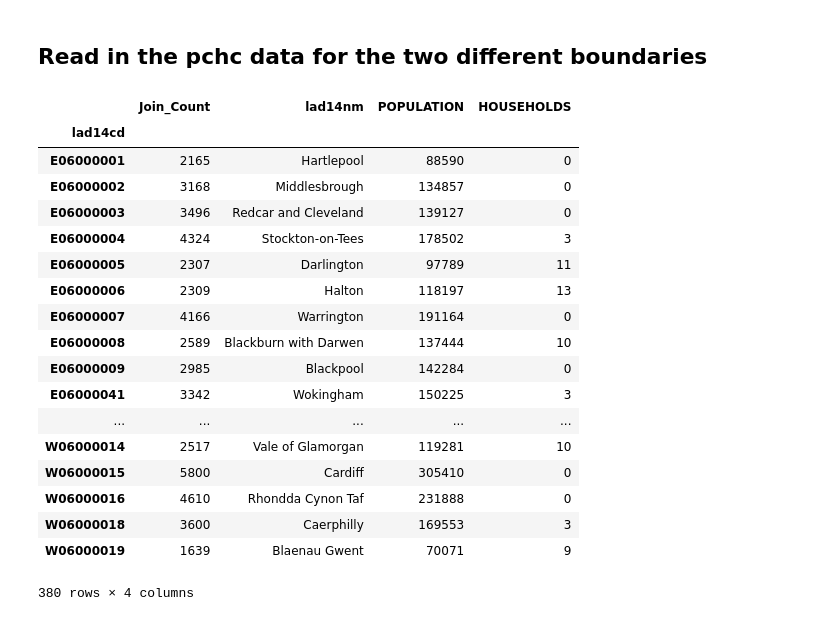
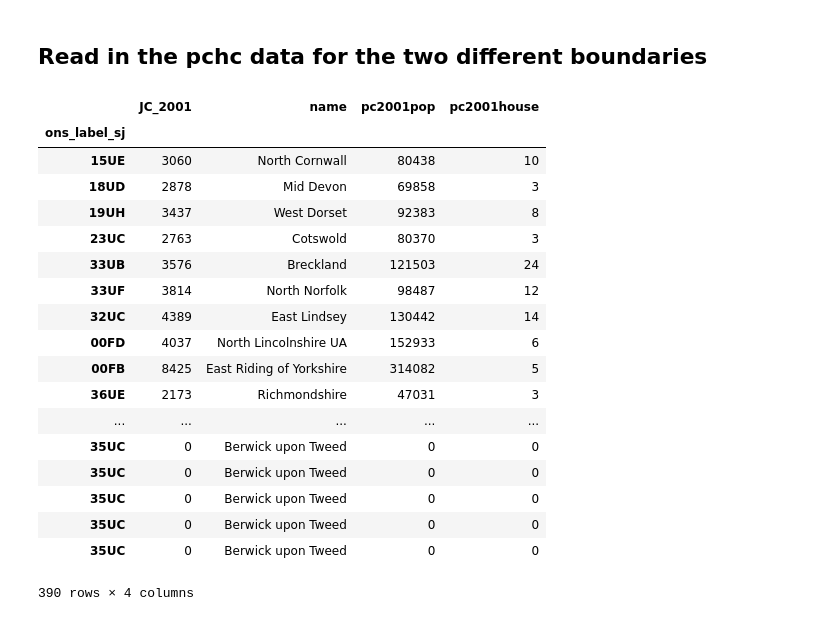
Before and after one commit to annalisasheehan/ICL_Diabetes, a Jupyter notebook: Checking_pchc_and-boundaries.ipynb, the cells around one changed output. Cells and saved outputs as stored; diff of their text form; code cells hidden in the pictures.

```diff
--- a/Checking_pchc_and-boundaries.ipynb
+++ b/Checking_pchc_and-boundaries.ipynb
@@ -44,25 +47,25 @@ pchc2014 = pchc2014.set_index('lad14cd')
-# %%
-pchc2014
-# %% [output]
-|  | Join_Count | lad14nm | POPULATION | HOUSEHOLDS |
-| lad14cd |  |  |  |  |
-| E06000001 | 2165 | Hartlepool | 88590 | 0 |
-| E06000002 | 3168 | Middlesbrough | 134857 | 0 |
-| E06000003 | 3496 | Redcar and Cleveland | 139127 | 0 |
-| E06000004 | 4324 | Stockton-on-Tees | 178502 | 3 |
-| E06000005 | 2307 | Darlington | 97789 | 11 |
-| E06000006 | 2309 | Halton | 118197 | 13 |
-| E06000007 | 4166 | Warrington | 191164 | 0 |
-| E06000008 | 2589 | Blackburn with Darwen | 137444 | 10 |
-| E06000009 | 2985 | Blackpool | 142284 | 0 |
-| E06000041 | 3342 | Wokingham | 150225 | 3 |
-| ... | ... | ... | ... | ... |
-| W06000014 | 2517 | Vale of Glamorgan | 119281 | 10 |
-| W06000015 | 5800 | Cardiff | 305410 | 0 |
-| W06000016 | 4610 | Rhondda Cynon Taf | 231888 | 0 |
-| W06000018 | 3600 | Caerphilly | 169553 | 3 |
-| W06000019 | 1639 | Blaenau Gwent | 70071 | 9 |
-380 rows × 4 columns
+# %%
+pchc2001
+# %% [output]
+|  | JC_2001 | name | pc2001pop | pc2001house |
+| ons_label_sj |  |  |  |  |
+| 15UE | 3060 | North Cornwall | 80438 | 10 |
+| 18UD | 2878 | Mid Devon | 69858 | 3 |
+| 19UH | 3437 | West Dorset | 92383 | 8 |
+| 23UC | 2763 | Cotswold | 80370 | 3 |
+| 33UB | 3576 | Breckland | 121503 | 24 |
+| 33UF | 3814 | North Norfolk | 98487 | 12 |
+| 32UC | 4389 | East Lindsey | 130442 | 14 |
+| 00FD | 4037 | North Lincolnshire UA | 152933 | 6 |
+| 00FB | 8425 | East Riding of Yorkshire | 314082 | 5 |
+| 36UE | 2173 | Richmondshire | 47031 | 3 |
+| ... | ... | ... | ... | ... |
+| 35UC | 0 | Berwick upon Tweed | 0 | 0 |
+| 35UC | 0 | Berwick upon Tweed | 0 | 0 |
+| 35UC | 0 | Berwick upon Tweed | 0 | 0 |
+| 35UC | 0 | Berwick upon Tweed | 0 | 0 |
+| 35UC | 0 | Berwick upon Tweed | 0 | 0 |
+390 rows × 4 columns
 # %%
 LADUA2001 = LADUA.merge(pchc2001, how= 'left', left_index=True, right_index=True)
 # %%
```
Also changed, not shown: parts of 5 cells of this notebook.
